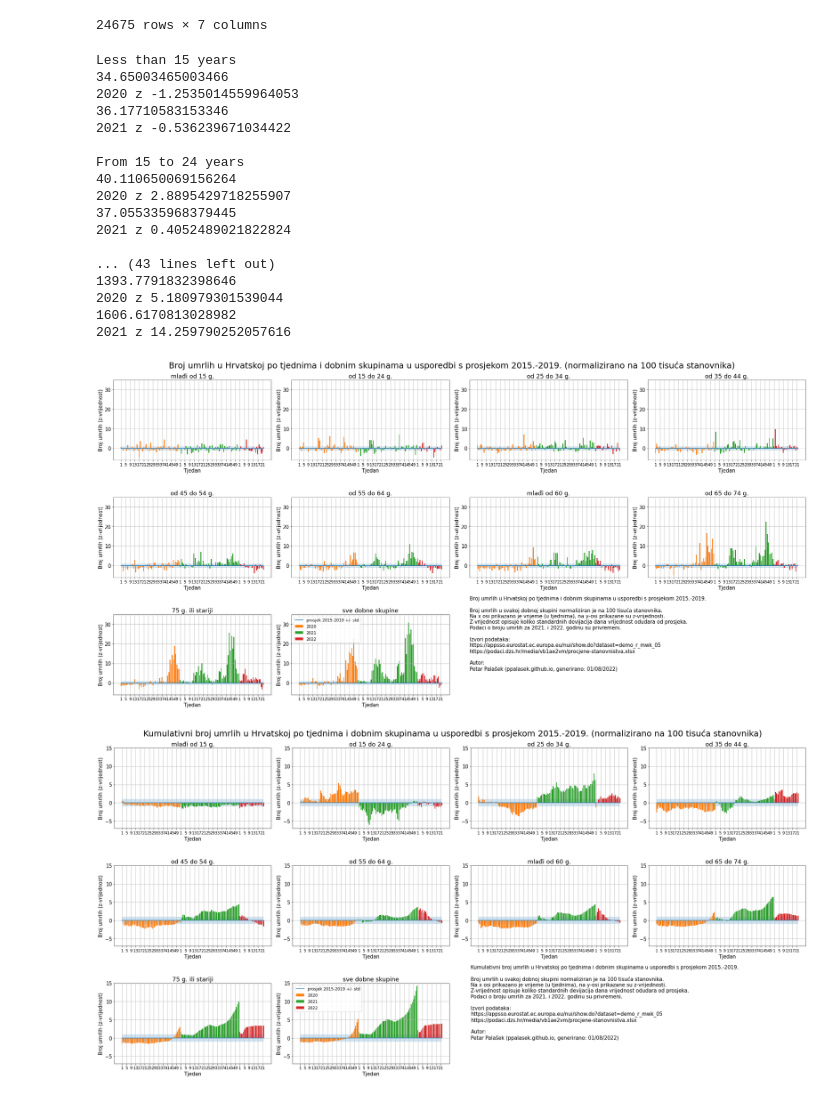
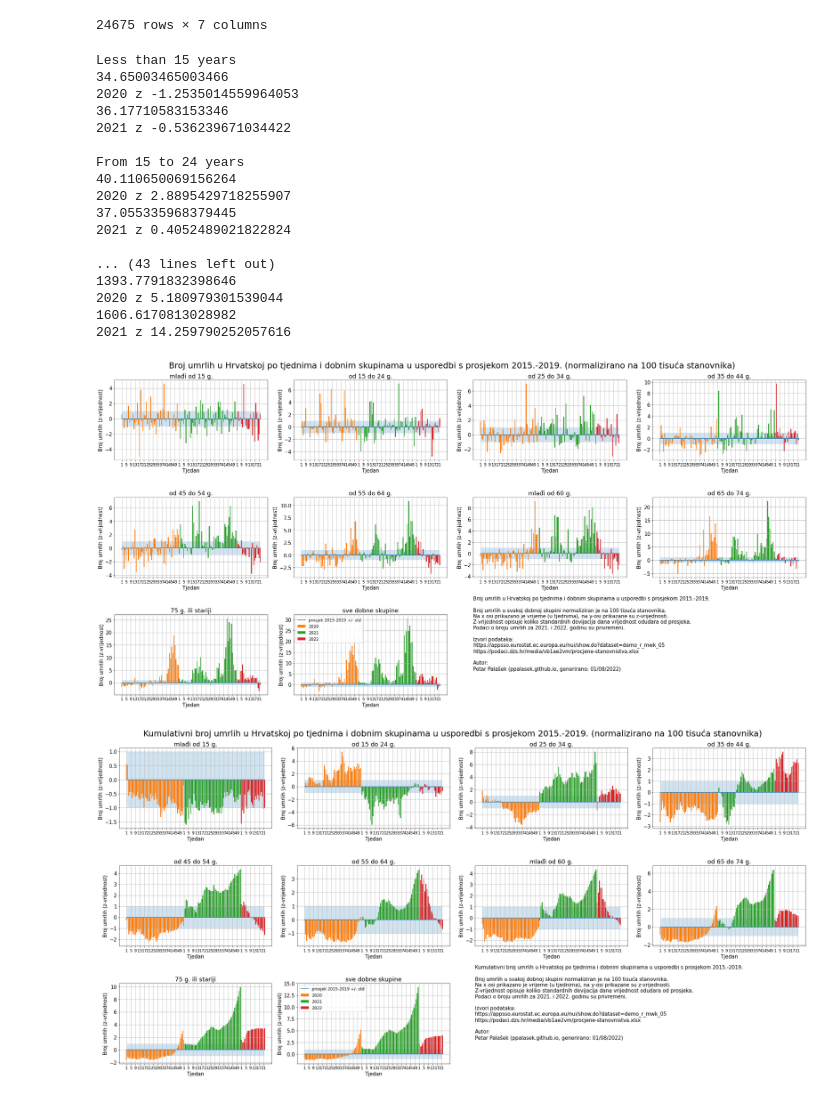
Before and after one commit to ppalasek/croatia_excess_deaths, a Jupyter notebook: excess_deaths_per_100k.ipynb, the cells around one changed output. Saved outputs shown, nothing was run; the diff lists cells and outputs as text; code cells hidden in the pictures.

```diff
--- a/excess_deaths_per_100k.ipynb
+++ b/excess_deaths_per_100k.ipynb
@@ -76,7 +76,7 @@ from datetime import date
 
 group_maps = {}
 
-same_y_axis = True
+same_y_axis = False
 
 %matplotlib inline
 
@@ -434,32 +434,32 @@ ax_text = fig_cumul.add_subplot(gs_cumul[2, 2:])
 ax_text.text(0, 0.3, 'Kumulativni broj umrlih u Hrvatskoj po tjednima i dobnim skupinama u usporedbi s prosjekom 2015.-2019.\n\nBroj umrlih u svakoj dobnoj skupini normaliziran je na 100 tisuća stanovnika.\nNa x osi prikazano je vrijeme (u tjednima), na y-osi prikazane su z-vrijednosti.\nZ-vrijednost opisuje koliko standardnih devijacija dana vrijednost odudara od prosjeka.\nPodaci o broju umrlih za 2021. i 2022. godinu su privremeni.\n\nIzvori podataka:\nhttps://appsso.eurostat.ec.europa.eu/nui/show.do?dataset=demo_r_mwk_05\nhttps://podaci.dzs.hr/media/vb1ae2vm/procjene-stanovnistva.xlsx\n\nAutor:\nPetar Palašek (ppalasek.github.io, generirano: {})'.format(date.today().strftime("%d/%m/%Y")))
 ax_text.axis('off')
 
 
 plt.suptitle('Kumulativni broj umrlih u Hrvatskoj po tjednima i dobnim skupinama u usporedbi s prosjekom 2015.-2019. (normalizirano na 100 tisuća stanovnika)', fontsize=25)
 
 
 
 plt.tight_layout()
 plt.savefig('img/cro_excess_all_z_score_cumul{}.png'.format(note), dpi=100, transparent=False, bbox_inches='tight', facecolor='white')
 
 plt.show()
 # %% [output]
 Less than 15 years
 34.65003465003466
 2020 z -1.2535014559964053
 36.17710583153346
 2021 z -0.536239671034422
 
 From 15 to 24 years
 40.110650069156264
 2020 z 2.8895429718255907
 37.055335968379445
 2021 z 0.4052489021822824
 
 ... (43 lines left out)
 1393.7791832398646
 2020 z 5.180979301539044
 1606.6170813028982
 2021 z 14.259790252057616
-[figure, old version]
+[figure, new version]
-[figure, old version]
+[figure, new version]
```
Also changed, not shown: 2 other files.
